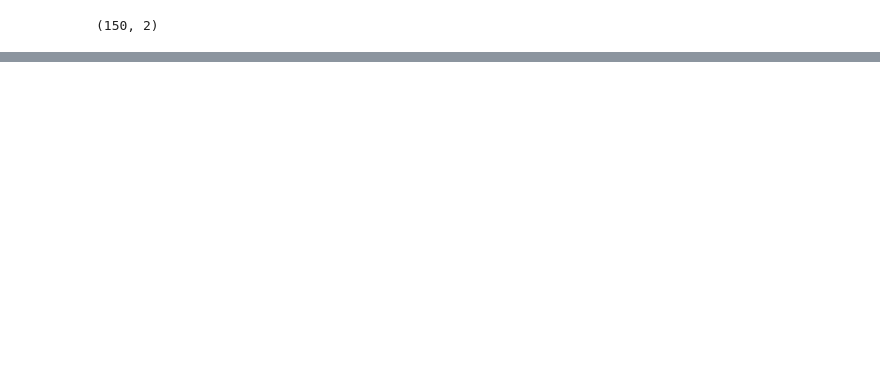
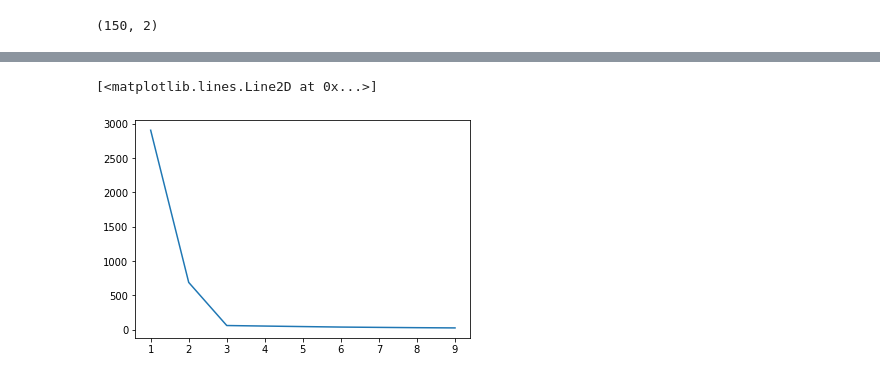
Before and after one commit to Ultrasubha/MyCodes, a Jupyter notebook: Machine Learning/ML2/clustering.ipynb, the cells around one changed output, grey strips where cells are left out. Drawn from its saved outputs; the diff is of its cells as text; code cells hidden in the pictures; blank space fills up the shorter version.

```diff
--- a/Machine Learning/ML2/clustering.ipynb
+++ b/Machine Learning/ML2/clustering.ipynb
@@ -65,0 +107,5 @@ ERROR: You must give at least one requirement to install (see "pip help install"
+# %%
+plt.plot(np.arange(1,10),error)
+# %% [output]
+[<matplotlib.lines.Line2D at 0x...>]
+[figure, added]
```
Also changed, not shown: parts of 14 cells of this notebook, 3 other files.
